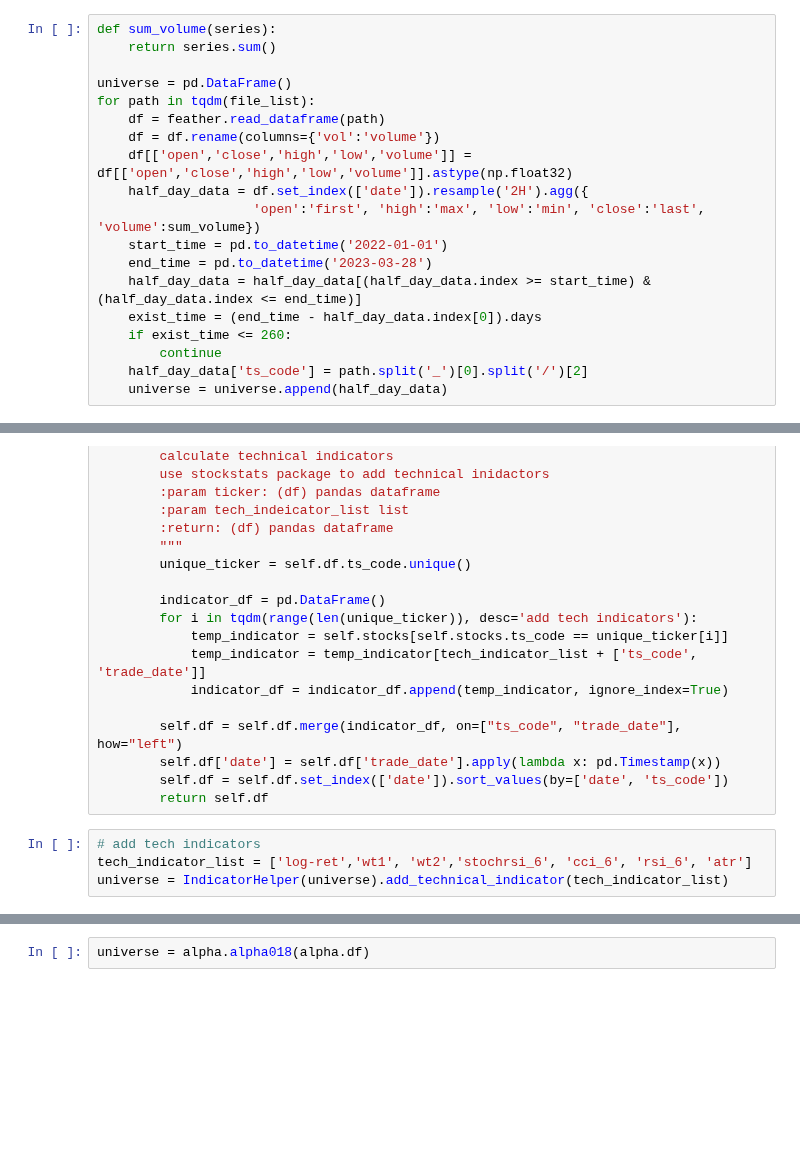
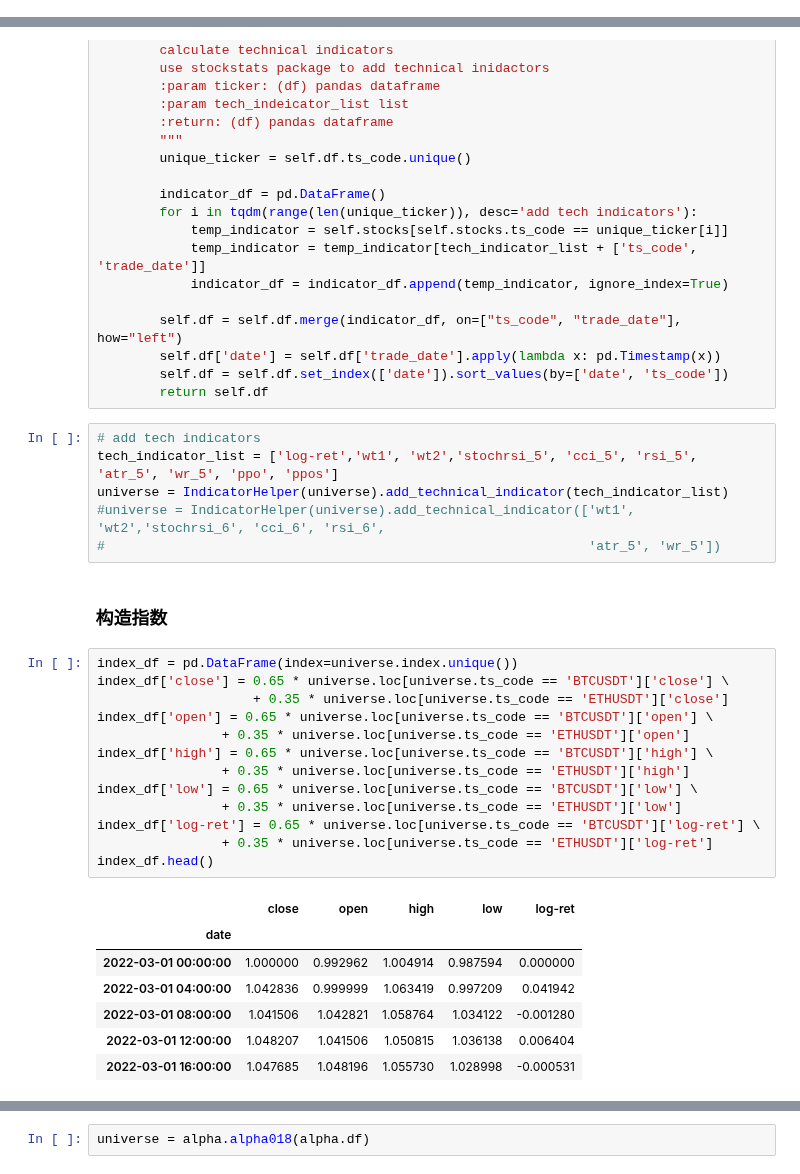
Before and after one commit to JiaRuiming-1/AI-Trading, a Jupyter notebook: alpha_factor/Bitcon_Test.ipynb, the cells around one changed output, grey strips where cells are left out. Drawn from its saved outputs; the diff is of its cells as text; blank space fills up the shorter version.

```diff
--- a/alpha_factor/Bitcon_Test.ipynb
+++ b/alpha_factor/Bitcon_Test.ipynb
@@ -77,22 +76,3 @@ for file_name in os.listdir(folder_path):
-# %%
-def sum_volume(series):
-    return series.sum()
-
-universe = pd.DataFrame()
-for path in tqdm(file_list):
-    df = feather.read_dataframe(path)
-    df = df.rename(columns={'vol':'volume'})
-    df[['open','close','high','low','volume']] = df[['open','close','high','low','volume']].astype(np.float32)
-    half_day_data = df.set_index(['date']).resample('2H').agg({
-                    'open':'first', 'high':'max', 'low':'min', 'close':'last', 'volume':sum_volume})
-    start_time = pd.to_datetime('2022-01-01')
-    end_time = pd.to_datetime('2023-03-28')
-    half_day_data = half_day_data[(half_day_data.index >= start_time) & (half_day_data.index <= end_time)]
-    exist_time = (end_time - half_day_data.index[0]).days
-    if exist_time <= 260:
-        continue
-    half_day_data['ts_code'] = path.split('_')[0].split('/')[2]
-    universe = universe.append(half_day_data)
 # %% [markdown]
 ### 构造技术指标为alpha
 # %%
@@ -131,6 +111,31 @@ class IndicatorHelper(pd.DataFrame):
         return self.df
 # %%
 # add tech indicators
-tech_indicator_list = ['log-ret','wt1', 'wt2','stochrsi_6', 'cci_6', 'rsi_6', 'atr']
+tech_indicator_list = ['log-ret','wt1', 'wt2','stochrsi_5', 'cci_5', 'rsi_5', 'atr_5', 'wr_5', 'ppo', 'ppos']
 universe = IndicatorHelper(universe).add_technical_indicator(tech_indicator_list)
+#universe = IndicatorHelper(universe).add_technical_indicator(['wt1', 'wt2','stochrsi_6', 'cci_6', 'rsi_6',
+#                                                              'atr_5', 'wr_5'])
+# %% [markdown]
+### 构造指数
+# %%
+index_df = pd.DataFrame(index=universe.index.unique())
+index_df['close'] = 0.65 * universe.loc[universe.ts_code == 'BTCUSDT']['close'] \
+                    + 0.35 * universe.loc[universe.ts_code == 'ETHUSDT']['close']
+index_df['open'] = 0.65 * universe.loc[universe.ts_code == 'BTCUSDT']['open'] \
+                + 0.35 * universe.loc[universe.ts_code == 'ETHUSDT']['open']
+index_df['high'] = 0.65 * universe.loc[universe.ts_code == 'BTCUSDT']['high'] \
+                + 0.35 * universe.loc[universe.ts_code == 'ETHUSDT']['high']
+index_df['low'] = 0.65 * universe.loc[universe.ts_code == 'BTCUSDT']['low'] \
+                + 0.35 * universe.loc[universe.ts_code == 'ETHUSDT']['low']
+index_df['log-ret'] = 0.65 * universe.loc[universe.ts_code == 'BTCUSDT']['log-ret'] \
+                + 0.35 * universe.loc[universe.ts_code == 'ETHUSDT']['log-ret']
+index_df.head()
+# %% [output]
+|  | close | open | high | low | log-ret |
+| date |  |  |  |  |  |
+| 2022-03-01 00:00:00 | 1.000000 | 0.992962 | 1.004914 | 0.987594 | 0.000000 |
+| 2022-03-01 04:00:00 | 1.042836 | 0.999999 | 1.063419 | 0.997209 | 0.041942 |
+| 2022-03-01 08:00:00 | 1.041506 | 1.042821 | 1.058764 | 1.034122 | -0.001280 |
+| 2022-03-01 12:00:00 | 1.048207 | 1.041506 | 1.050815 | 1.036138 | 0.006404 |
+| 2022-03-01 16:00:00 | 1.047685 | 1.048196 | 1.055730 | 1.028998 | -0.000531 |
 # %%
```
Also changed, not shown: parts of 96 cells of this notebook.
